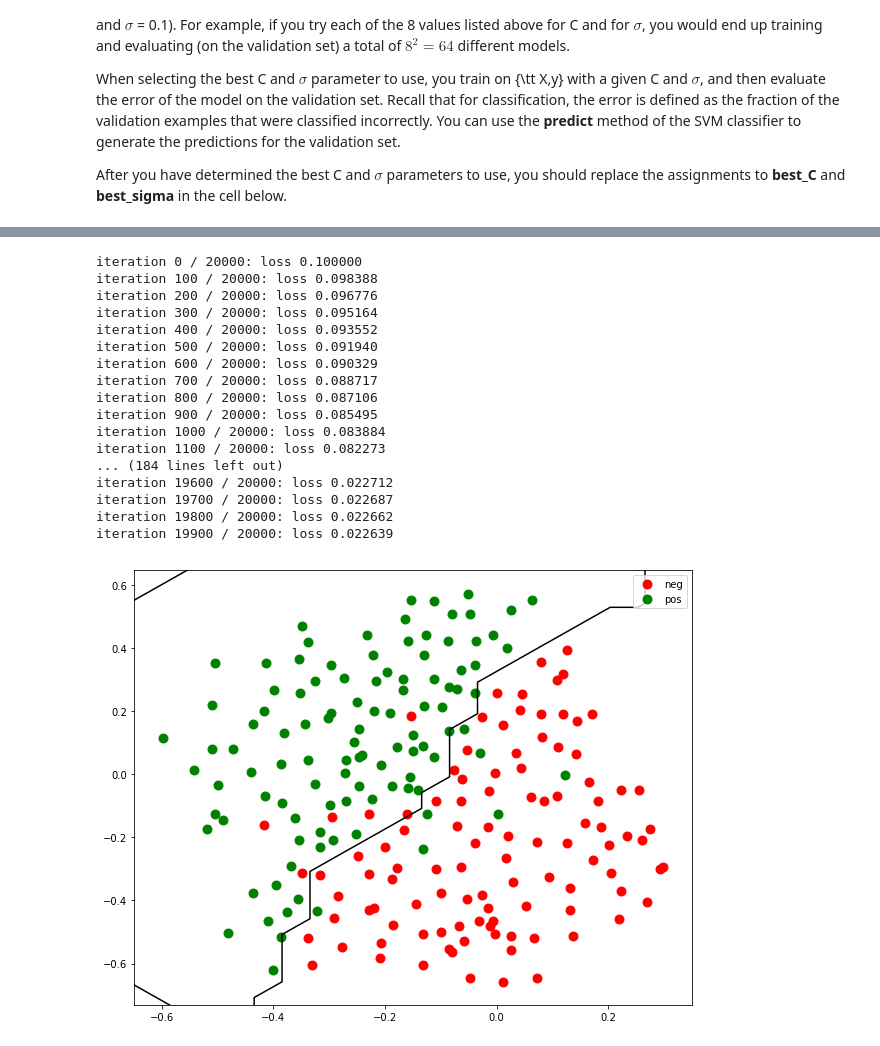
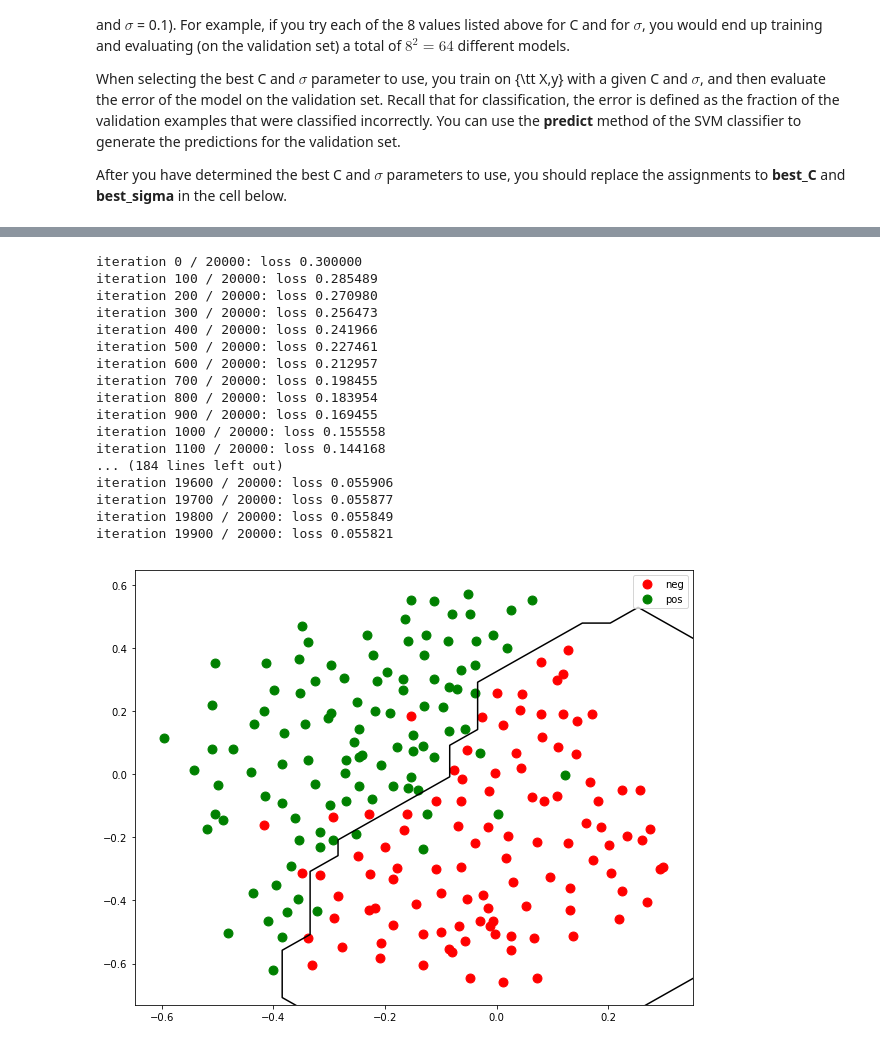
Before and after one commit to xystevensun/comp540, a Jupyter notebook: homework/hw4/binary_svm.ipynb, the cells around one changed output, grey strips where cells are left out. Cells and saved outputs as stored; diff of their text form; code cells hidden in the pictures.

```diff
--- a/homework/hw4/binary_svm.ipynb
+++ b/homework/hw4/binary_svm.ipynb
@@ -356,8 +356,8 @@ for sigma in sigma_vals:
     KK = np.vstack([np.ones((scaleK.shape[0],)),scaleK.T]).T
 
     Kval = np.array([utils.gaussian_kernel(x1,x2,sigma) for x1 in Xval for x2 in X]).reshape(Xval.shape[0],X.shape[0])
-    scalerval = preprocessing.StandardScaler().fit(Kval)
-    scaleKval = scalerval.transform(Kval)
+#     scalerval = preprocessing.StandardScaler().fit(Kval)
+    scaleKval = scaler.transform(Kval)
     KKval = np.vstack([np.ones((scaleKval.shape[0],)),scaleKval.T]).T
 
     for C in Cvals:
@@ -370,6 +370,7 @@ for sigma in sigma_vals:
             Best_accuracy = accuracy
             Best_C = C;
             Best_sigma = sigma
+#         print "Best:\t", accuracy, C, sigma
 print "Best:\t", Best_accuracy, Best_C, Best_sigma
 #         utils.plot_decision_kernel_boundary(X,y,scaler,sigma,svm,'','',['neg','pos'])
 ############################################################################
@@ -380,52 +381,50 @@ Best:   0.96 0.1 0.1
 [figure]
 # %%
 # TODO: make sure you put in the best_C and best_sigma from the analysis above!
-
-
-best_C = 0.1
+best_C = 0.3
 best_sigma = 0.1
 
 # train an SVM on (X,y) with best_C and best_sigma
 best_svm = LinearSVM_twoclass()
 
 ############################################################################
 # TODO: construct the Gram matrix of the data with best_sigma, scale it, add the column of ones
 # Then use svm_train to train best_svm with the best_C parameter. Use 20,000 iterations and
 # a learning rate of 1e-4. Use batch_size of the entire training data set.
 # About 5-6 lines of code expected here.
 ############################################################################
 K = np.array([utils.gaussian_kernel(x1,x2,best_sigma) for x1 in X for x2 in X]).reshape(X.shape[0],X.shape[0])
-scaler = preprocessing.StandardScaler().fit(K)
+# scaler = preprocessing.StandardScaler().fit(K)
 scaleK = scaler.transform(K)
 KK = np.vstack([np.ones((scaleK.shape[0],)),scaleK.T]).T
 best_svm.theta = np.zeros((KK.shape[1],))
 best_svm.train(KK,yy,learning_rate=1e-4,reg=best_C,num_iters=20000,verbose=True,batch_size=KK.shape[0])
 # y_predval = svm.predict(KKval)
 # accuracy = 1.0 * np.sum(y_predval==yval)/yval.shape[0]
 
 ############################################################################
 #       END OF YOUR CODE                                                   #
 ############################################################################
 
 # visualize the boundary (uncomment this line after you learn the best svm)
 
 utils.plot_decision_kernel_boundary(X,y,scaler,best_sigma,best_svm,'','',['neg','pos'])
 # %% [output]
-iteration 0 / 20000: loss 0.100000
-iteration 100 / 20000: loss 0.098388
-iteration 200 / 20000: loss 0.096776
-iteration 300 / 20000: loss 0.095164
-iteration 400 / 20000: loss 0.093552
-iteration 500 / 20000: loss 0.091940
-iteration 600 / 20000: loss 0.090329
-iteration 700 / 20000: loss 0.088717
-iteration 800 / 20000: loss 0.087106
-iteration 900 / 20000: loss 0.085495
-iteration 1000 / 20000: loss 0.083884
-iteration 1100 / 20000: loss 0.082273
+iteration 0 / 20000: loss 0.300000
+iteration 100 / 20000: loss 0.285489
+iteration 200 / 20000: loss 0.270980
+iteration 300 / 20000: loss 0.256473
+iteration 400 / 20000: loss 0.241966
+iteration 500 / 20000: loss 0.227461
+iteration 600 / 20000: loss 0.212957
+iteration 700 / 20000: loss 0.198455
+iteration 800 / 20000: loss 0.183954
+iteration 900 / 20000: loss 0.169455
+iteration 1000 / 20000: loss 0.155558
+iteration 1100 / 20000: loss 0.144168
 ... (184 lines left out)
-iteration 19600 / 20000: loss 0.022712
-iteration 19700 / 20000: loss 0.022687
-iteration 19800 / 20000: loss 0.022662
-iteration 19900 / 20000: loss 0.022639
+iteration 19600 / 20000: loss 0.055906
+iteration 19700 / 20000: loss 0.055877
+iteration 19800 / 20000: loss 0.055849
+iteration 19900 / 20000: loss 0.055821
-[figure, old version]
+[figure, new version]
```
Also changed, not shown: parts of 2 cells of this notebook, 2 other files.
